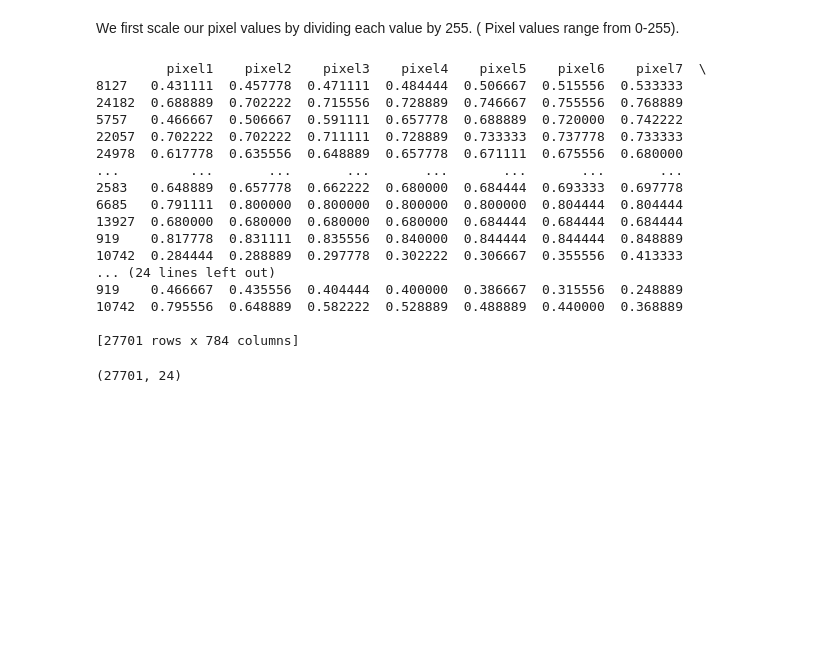
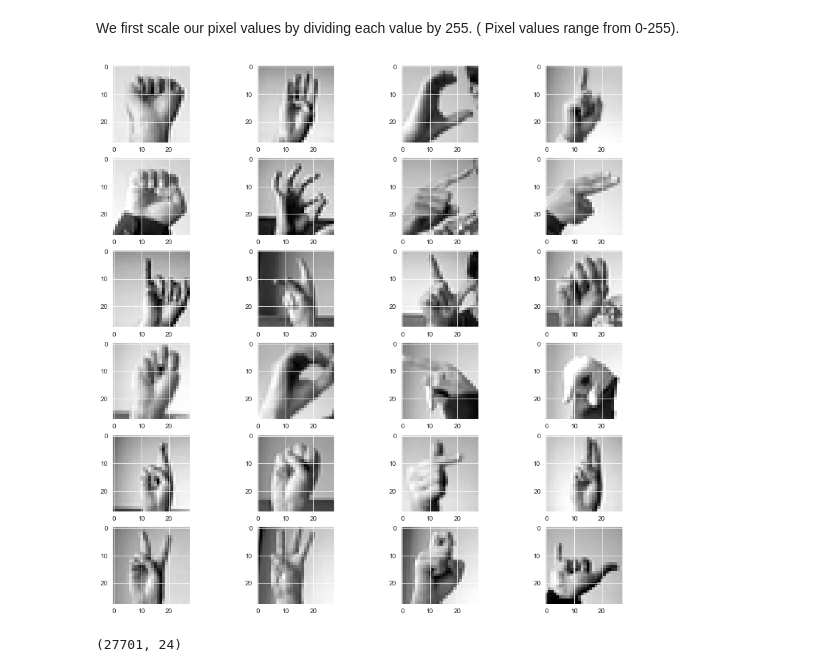
Before and after one commit to trishnasharma/ecs171_final_project, a Jupyter notebook: main.ipynb, the cells around one changed output. Saved outputs shown, nothing was run; the diff lists cells and outputs as text; code cells hidden in the pictures; blank space fills up the shorter version.

```diff
--- a/main.ipynb
+++ b/main.ipynb
@@ -117,14 +108,0 @@ Here we standardize our data using preprocessing from sklearn.
-# %%
-from sklearn import preprocessing
-
-
-print(letter.shape)
-letter = preprocessing.scale(letter)
-print(letter.shape)
-k = 0
-figure, axis = plt.subplots(nrows=6, ncols=4, figsize=(15,15),)
-for rows in range(6):
-  for columns in range(4):
-    img = letter[k].reshape(28,28)
-    axis[rows][columns].imshow(img,cmap = "gray")
-    k +=1
@@ -252,29 +226,27 @@ X_train.shape
 (27701, 784)
 # %% [markdown]
 We first scale our pixel values by dividing each value by 255. ( Pixel values range from 0-255).
+# %%
+#getting all the letters
+letter = df.drop_duplicates(subset = ["label"])
+letter = letter.sort_values("label")
+letter = letter.drop(columns = ["label"])
+# %%
+
+letter = letter/255
+k = 0
+figure, axis = plt.subplots(nrows=6, ncols=4, figsize=(15,15),)
+for rows in range(6):
+  for columns in range(4):
+    img = letter.iloc[k].values.reshape(28,28)
+    axis[rows][columns].imshow(img,cmap = "gray")
+    k +=1
+# %% [output]
+[figure, added]
 # %%
 #scale
 X_train = X_train / 225
 X_test = X_test / 225
-print(X_train)
-# %% [output]
-         pixel1    pixel2    pixel3    pixel4    pixel5    pixel6    pixel7  \
-8127   0.431111  0.457778  0.471111  0.484444  0.506667  0.515556  0.533333
-24182  0.688889  0.702222  0.715556  0.728889  0.746667  0.755556  0.768889
-5757   0.466667  0.506667  0.591111  0.657778  0.688889  0.720000  0.742222
-22057  0.702222  0.702222  0.711111  0.728889  0.733333  0.737778  0.733333
-24978  0.617778  0.635556  0.648889  0.657778  0.671111  0.675556  0.680000
-...         ...       ...       ...       ...       ...       ...       ...
-2583   0.648889  0.657778  0.662222  0.680000  0.684444  0.693333  0.697778
-6685   0.791111  0.800000  0.800000  0.800000  0.800000  0.804444  0.804444
-13927  0.680000  0.680000  0.680000  0.680000  0.684444  0.684444  0.684444
-919    0.817778  0.831111  0.835556  0.840000  0.844444  0.844444  0.848889
-10742  0.284444  0.288889  0.297778  0.302222  0.306667  0.355556  0.413333
-... (24 lines left out)
-919    0.466667  0.435556  0.404444  0.400000  0.386667  0.315556  0.248889
-10742  0.795556  0.648889  0.582222  0.528889  0.488889  0.440000  0.368889
-
-[27701 rows x 784 columns]
 # %%
 y_train.shape
 # %% [output]
```
Also changed, not shown: parts of 22 cells of this notebook.
